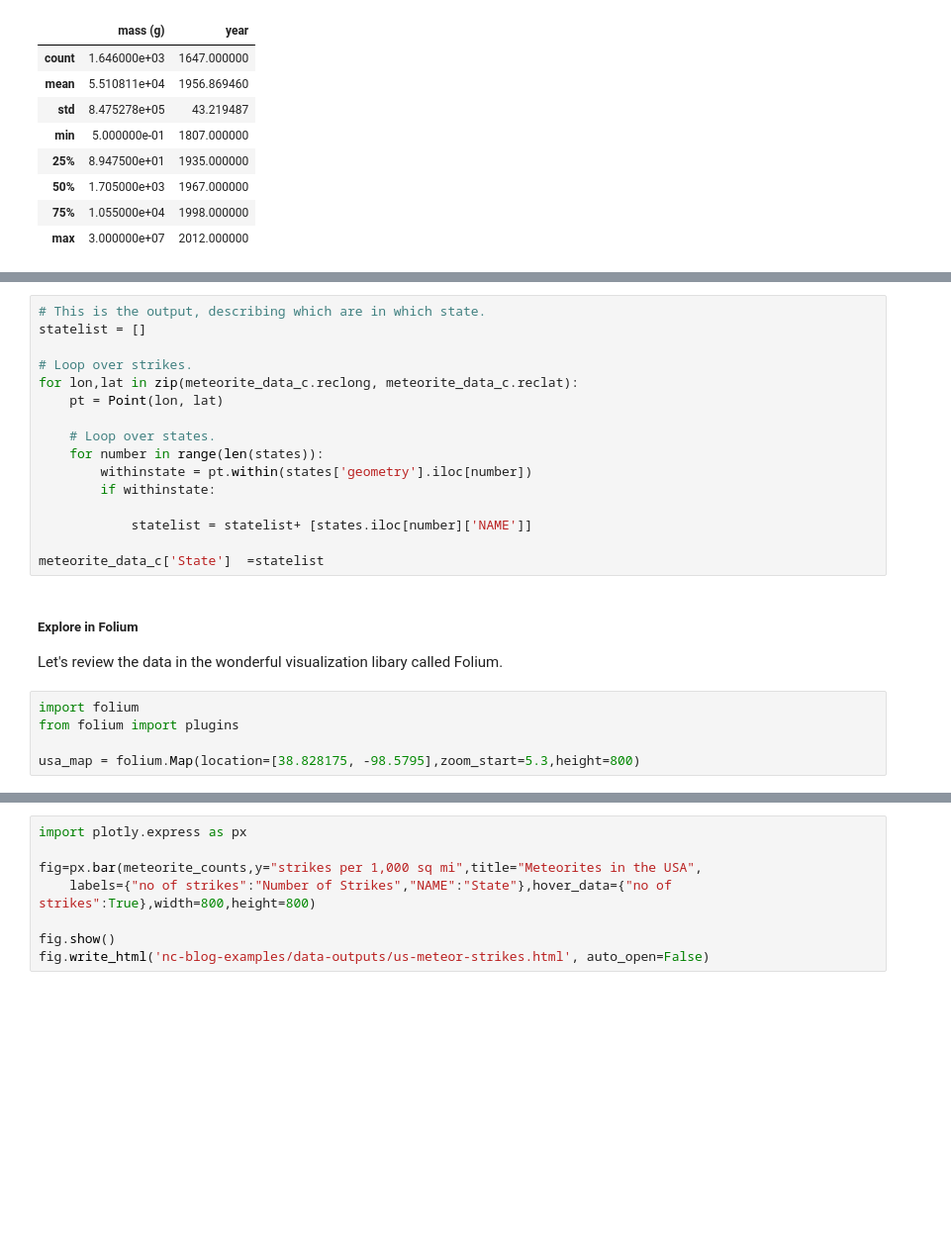
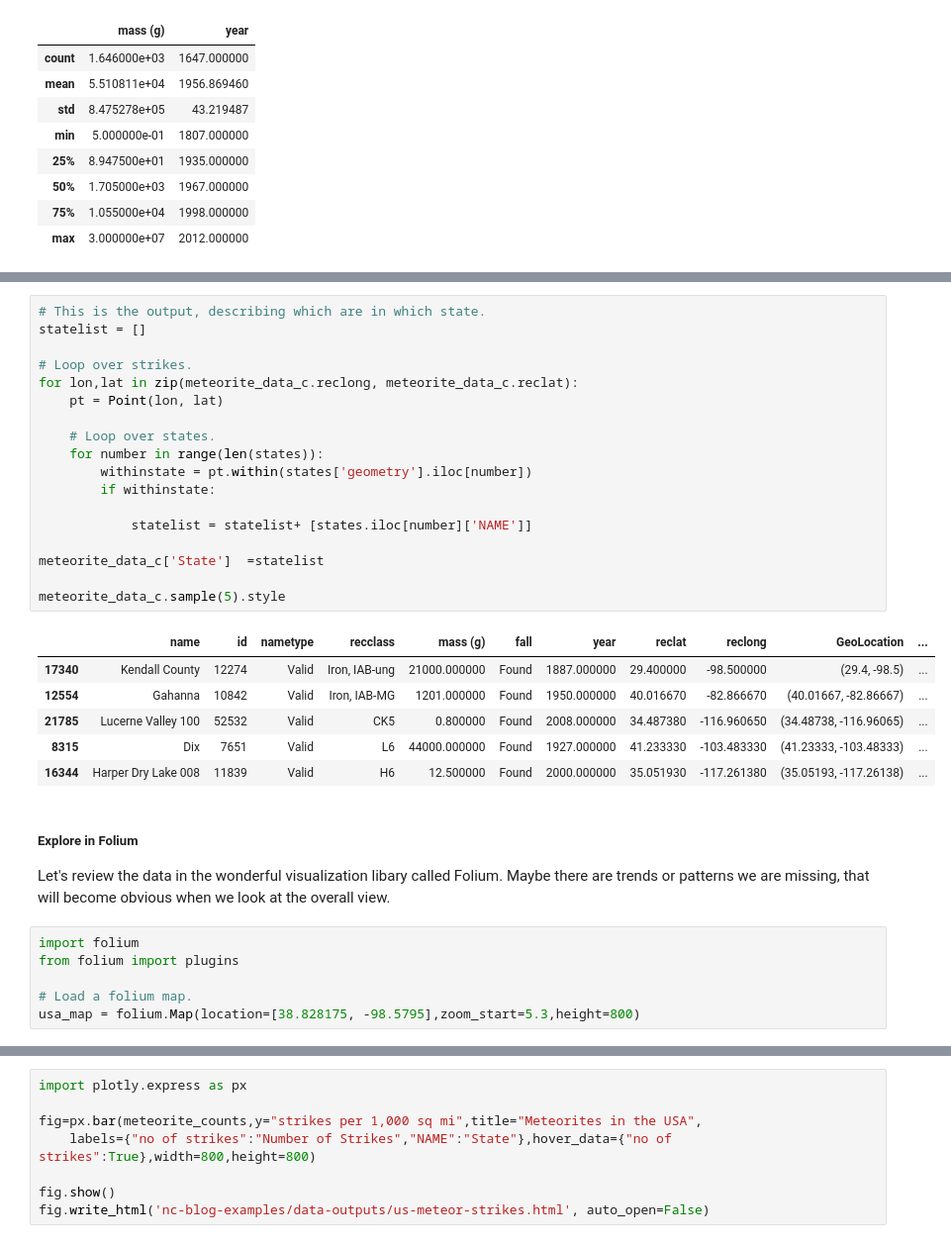
Before and after one commit to Nova-Creatio-Data-Labs/nc-blog-examples, a Jupyter notebook: finding-meteorites.ipynb, the cells around one changed output, grey strips where cells are left out. Shown at 99% size. Cells and saved outputs as stored; diff of their text form; blank space fills up the shorter version.

```diff
--- a/finding-meteorites.ipynb
+++ b/finding-meteorites.ipynb
@@ -249,26 +261,36 @@ Now, label each meteorite strike by the state it appears in. This way, we will b
 # %%
 # This is the output, describing which are in which state.
 statelist = []
 
 # Loop over strikes.
 for lon,lat in zip(meteorite_data_c.reclong, meteorite_data_c.reclat):
     pt = Point(lon, lat)
 
     # Loop over states.
     for number in range(len(states)):
         withinstate = pt.within(states['geometry'].iloc[number])
         if withinstate:
 
             statelist = statelist+ [states.iloc[number]['NAME']]
 
 meteorite_data_c['State']  =statelist
+
+meteorite_data_c.sample(5).style
+# %% [output]
+|  | name | id | nametype | recclass | mass (g) | fall | year | reclat | reclong | GeoLocation | ... |
+| 17340 | Kendall County | 12274 | Valid | Iron, IAB-ung | 21000.000000 | Found | 1887.000000 | 29.400000 | -98.500000 | (29.4, -98.5) | ... |
+| 12554 | Gahanna | 10842 | Valid | Iron, IAB-MG | 1201.000000 | Found | 1950.000000 | 40.016670 | -82.866670 | (40.01667, -82.86667) | ... |
+| 21785 | Lucerne Valley 100 | 52532 | Valid | CK5 | 0.800000 | Found | 2008.000000 | 34.487380 | -116.960650 | (34.48738, -116.96065) | ... |
+| 8315 | Dix | 7651 | Valid | L6 | 44000.000000 | Found | 1927.000000 | 41.233330 | -103.483330 | (41.23333, -103.48333) | ... |
+| 16344 | Harper Dry Lake 008 | 11839 | Valid | H6 | 12.500000 | Found | 2000.000000 | 35.051930 | -117.261380 | (35.05193, -117.26138) | ... |
 # %% [markdown]
 ##### Explore in Folium
-Let's review the data in the wonderful visualization libary called Folium.
+Let's review the data in the wonderful visualization libary called Folium. Maybe there are trends or patterns we are missing, that will become obvious when we look at the overall view.
 # %%
 import folium
 from folium import plugins
 
+# Load a folium map.
 usa_map = folium.Map(location=[38.828175, -98.5795],zoom_start=5.3,height=800)
 # %%
 
```
Also changed, not shown: parts of 25 cells of this notebook, 2 other files.
